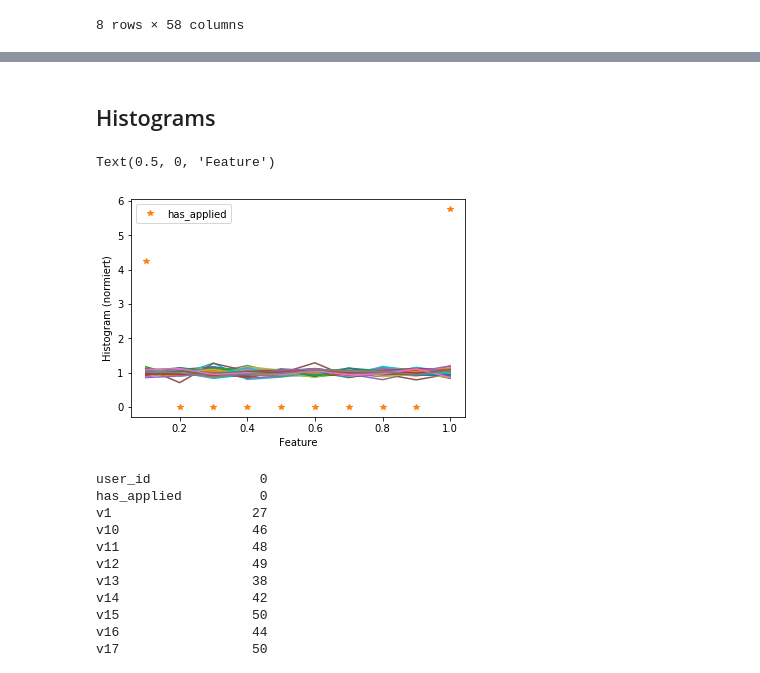
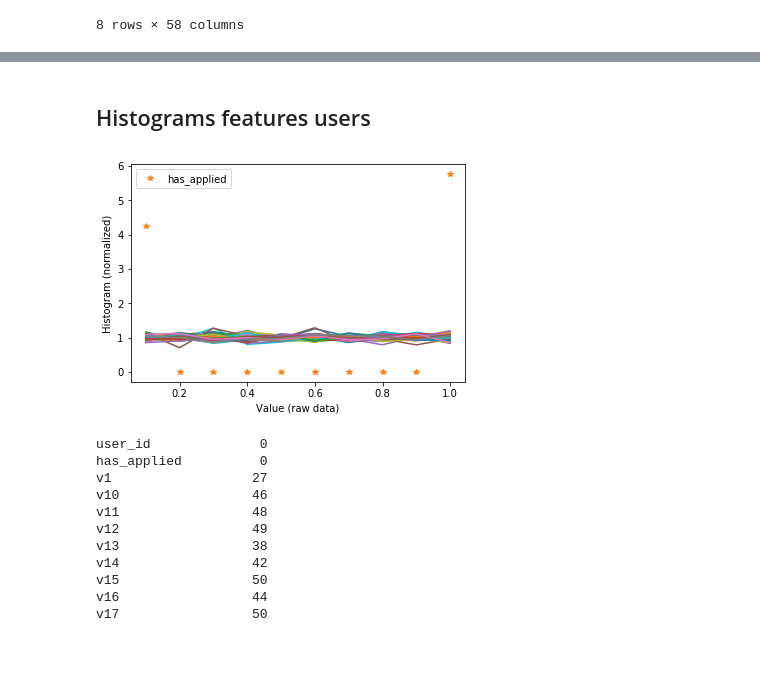
Before and after one commit to maguals/AppliedOrNotUseCase, a Jupyter notebook: exploreData/exploreData.ipynb, the cells around one changed output, grey strips where cells are left out. Saved outputs shown, nothing was run; the diff lists cells and outputs as text; code cells hidden in the pictures.

```diff
--- a/exploreData/exploreData.ipynb
+++ b/exploreData/exploreData.ipynb
@@ -42,21 +75,21 @@ dfAll.corr()[:1]
 # %% [markdown]
-## Histograms
+## Histograms features users
 # %%
 for column in dfUser[:]:
     try:
         freqs,bins = np.histogram(dfUser[column],range = (0,1), density = True)
     except TypeError:
         pass
     if column == 'has_applied':
         plt.plot(bins[1:],freqs, '*',label = column)
     else:
         plt.plot(bins[1:],freqs)
 plt.legend(ncol = 6)
-plt.ylabel('Histogram (normiert)')
-plt.xlabel('Feature')
+plt.ylabel('Histogram (normalized)')
+plt.xlabel('Value (raw data)')
+#plt.savefig('results/pdfsOfFeatures.pdf')
 # %% [output]
-Text(0.5, 0, 'Feature')
-[figure, old version]
+[figure, new version]
 # %%
 dfAll.isnull().sum()
 # %% [output]
```
Also changed, not shown: parts of 20 cells of this notebook, 1 other file.
